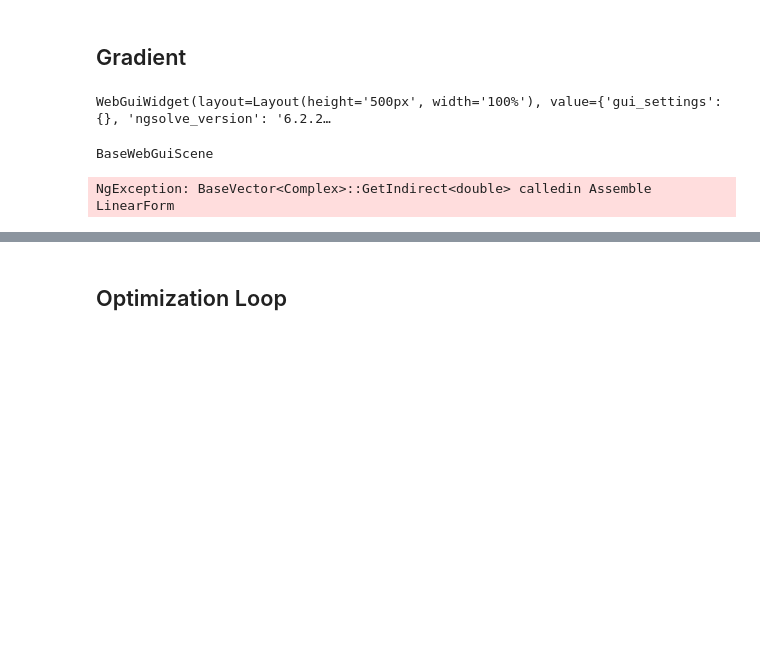
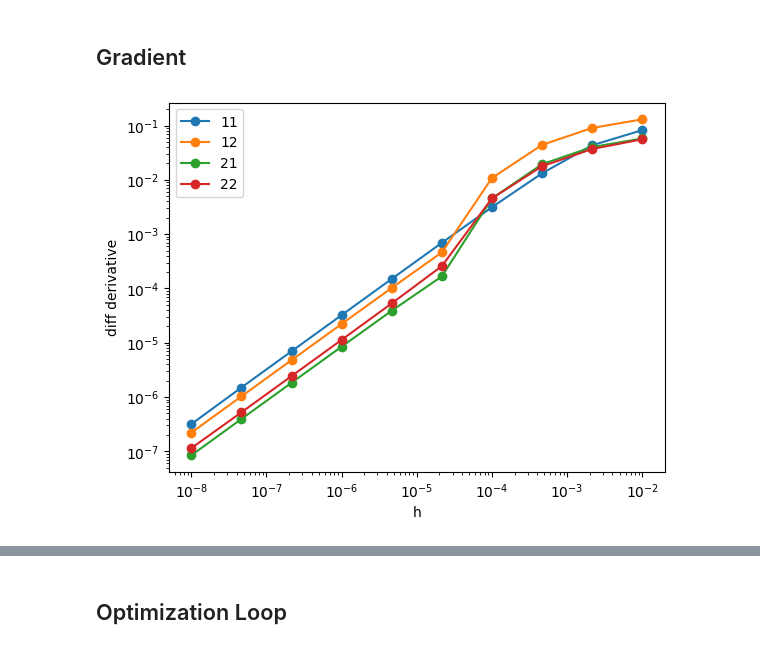
Before and after one commit to StephLeMedef/inductance-compumag, a Jupyter notebook: notebooks/PARAMETRIC.ipynb, the cells around one changed output, grey strips where cells are left out. Drawn from its saved outputs; the diff is of its cells as text; code cells hidden in the pictures; blank space fills up the shorter version.

```diff
--- a/notebooks/PARAMETRIC.ipynb
+++ b/notebooks/PARAMETRIC.ipynb
@@ -11,7 +11,7 @@ import matplotlib.pyplot as plt
 # %% [markdown]
 ## 1 - Geometry and meshing
 # %%
-airgap = 1.74e-3 * np.array([1, 1, 1, 1])
+airgap =  4.11e-3 * np.array([1, 1, 1, 1])
 thickness = 1e-2
 
 maxh = 2e-3
@@ -54,7 +54,8 @@ def magWeakFormComplex(a, a_):
     return bf, lf
 
 
-def solveStateComplex(fes):
+def solveStateComplex(mesh):
+    fes = ngs.H1(mesh, order=1, dirichlet="arc|segment2|domainVert", complex=True)
     a, a_ = fes.TnT()
     bf, f = magWeakFormComplex(a, a_)
     K, F = ngs.BilinearForm(fes), ngs.LinearForm(fes)
@@ -68,8 +69,7 @@ def solveStateComplex(fes):
     return gf, Kinv
 
 
-fes = ngs.H1(mesh, order=1, dirichlet="arc|segment2|domainVert", complex=True)
-a, Kinv = solveStateComplex(fes)
+a, Kinv = solveStateComplex(mesh)
 Draw(ngs.Norm(a), mesh)
 # %% [output]
 WebGuiWidget(layout=Layout(height='500px', width='100%'), value={'gui_settings': {}, 'ngsolve_version': '6.2.2…
@@ -77,14 +77,22 @@ BaseWebGuiScene
 # %%
 def Inductance(a, mesh):
     rel = XiAir / mu0 + XiCoil / mu_coil + XiCore / mu_iron
-    return  4 * thickness / (2 * Is**2) * ngs.Integrate(rel.real * ngs.Norm(ngs.grad(a)) ** 2, mesh)
+    return 4 * thickness / (Is**2) * ngs.Integrate(rel.real * ngs.Norm(ngs.grad(a)) ** 2, mesh)
 
+def dInductance(a, p_, mesh):
+    rel = XiAir / mu0 + XiCoil / mu_coil + XiCore / mu_iron
+    return 2 * 4 * thickness / (Is**2) * ngs.InnerProduct(rel.real * ngs.grad(a), ngs.grad(p_)) * ngs.dx()
 
 def Losses(a, mesh):
     rel = XiCoil / mu_coil
     return 4 * omega / 2 * thickness * ngs.Integrate(rel.imag * ngs.Norm(ngs.grad(a)) ** 2, mesh)
 
 
+def dLosses(a, p_, mesh):
+    rel = XiCoil / mu_coil
+    return 2 * 4 * omega / 2 * thickness * ngs.InnerProduct(rel.imag * ngs.grad(a), ngs.grad(p_)) * ngs.dx()
+
+
 print(f" L = {Inductance(a,mesh) * 1e6 :.2f} µH")
 print(f" P_AC = {Losses(a,mesh) :.2f} W")
 # %% [output]
@@ -141,17 +130,12 @@ BaseWebGuiScene
 from shapeOptInductor import referenceVelocity
 
 v11, v12, v21, v22 = referenceVelocity(mesh)
-
-Draw(v22)
-# %% [output]
-WebGuiWidget(layout=Layout(height='500px', width='100%'), value={'gui_settings': {}, 'ngsolve_version': '6.2.2…
-BaseWebGuiScene
 # %%
 def SDLosses(a0, p0):
-    """Shape derivative for the energy-based losses inside the coil"""
+    """Shape derivative for the losses inside the coil"""
     mesh = a0.space.mesh
     FESReal = ngs.VectorH1(mesh)
-    FEScomplex = ngs.VectorH1(mesh, Complex = True)
+    FEScomplex = ngs.VectorH1(mesh, complex = True)
     X = FEScomplex.TestFunction()
 
     rel = (1 / mu0) * XiAir + (1 / mu_coil) * XiCoil + (1 / mu_iron) * XiCore
@@ -168,20 +152,36 @@ def SDLosses(a0, p0):
     dJ.vec.FV().NumPy()[:] = np.real(dLOmega.vec.FV().NumPy()[:])
     return dJ
 
+def SDInductance(a0, p0):
+    """Shape derivative for the inductance"""
+    mesh = a0.space.mesh
+    FESReal = ngs.VectorH1(mesh)
+    FEScomplex = ngs.VectorH1(mesh, complex = True)
+    X = FEScomplex.TestFunction()
+
+    rel = (1 / mu0) * XiAir + (1 / mu_coil) * XiCoil + (1 / mu_iron) * XiCore
+    Id = ngs.CoefficientFunction((1, 0, 0, 1), dims=(2, 2))  # Identity matrix
+    coeff_induc = 4 * thickness / (Is**2) * rel.real
+    dA = ngs.div(X) * Id - ngs.grad(X) - ngs.grad(X).trans
+
+    dLOmega = ngs.LinearForm(FEScomplex)
+    dLOmega += coeff_induc * ngs.InnerProduct(dA * ngs.grad(a0), ngs.grad(a0)) * ngs.dx
+    dLOmega += -js * ngs.div(X) * p0 * ngs.dx
+    dLOmega += ngs.InnerProduct(rel * dA * ngs.grad(a0), ngs.grad(p0)) * ngs.dx
+    dLOmega.Assemble()
+
+    dJ = ngs.GridFunction(FESReal)
+    dJ.vec.FV().NumPy()[:] = np.real(dLOmega.vec.FV().NumPy()[:])
+    return dJ
 
 def shapeGrad(a0, p0, dJ):
-    v11, v12, v21, v22 = referenceVelocity(mesh)
+    v11, v12, v21, v22 = referenceVelocity(a0.space.mesh)
     dJlf = dJ(a0, p0)
     FES = ngs.VectorH1(a0.space.mesh)
     dJ = ngs.GridFunction(FES)
     dJ.vec.FV().NumPy()[:] = np.real(dJlf.vec.FV().NumPy()[:])
-    g11 = ngs.InnerProduct(dJ, v11)
-    g12 = ngs.InnerProduct(dJ, v12)
-    g21 = ngs.InnerProduct(dJ, v21)
-    g22 = ngs.InnerProduct(dJ, v22)
+    g11 = ngs.InnerProduct(dJ.vec, v11.vec)
+    g12 = ngs.InnerProduct(dJ.vec, v12.vec)
+    g21 = ngs.InnerProduct(dJ.vec, v21.vec)
+    g22 = ngs.InnerProduct(dJ.vec, v22.vec)
     return g11, g12, g21, g22
-
-
-dJ = SDLosses(a, p_obj)
-# %% [output]
-NgException: BaseVector<Complex>::GetIndirect<double> calledin Assemble LinearForm
@@ -187,0 +235,15 @@ NgException: BaseVector<Complex>::GetIndirect<double> calledin Assemble LinearFo
+# %%
+FD11 = (np.array(Fh11) - F0) / H
+FD12 = (np.array(Fh12) - F0) / H
+FD21 = (np.array(Fh21) - F0) / H
+FD22 = (np.array(Fh22) - F0) / H
+
+
+plt.loglog(H, np.abs(FD11- dF[0]), '-o', label = "11") ; plt.xlabel('h')
+plt.loglog(H, np.abs(FD12- dF[1]), '-o', label = "12")
+plt.loglog(H, np.abs(FD21- dF[2]), '-o', label = "21") ; plt.ylabel('diff derivative')
+plt.loglog(H, np.abs(FD22- dF[3]), '-o', label = "22")
+plt.legend()
+plt.show()
+# %% [output]
+[figure, added]
```
Also changed, not shown: parts of 13 cells of this notebook, 1 other file.
